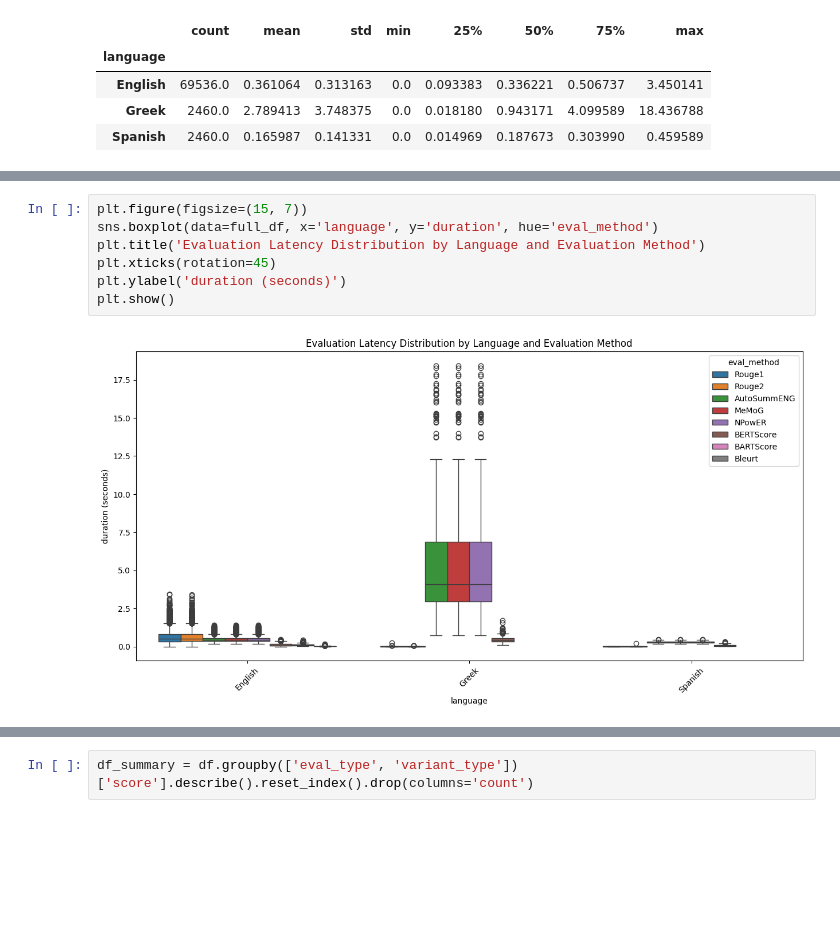
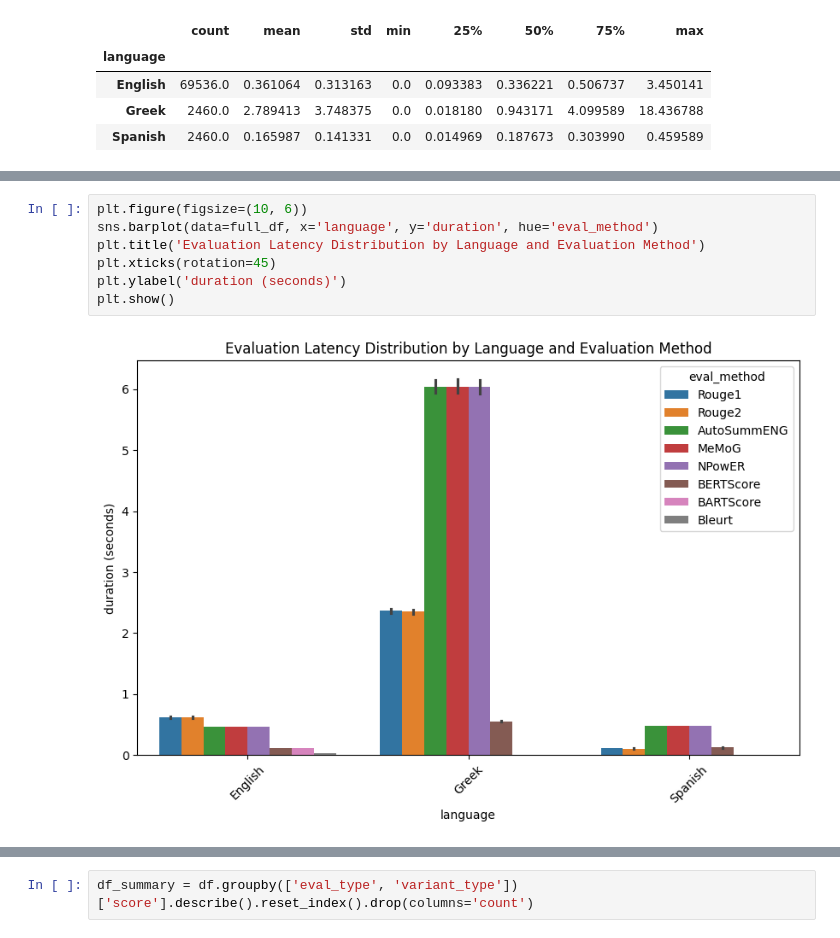
Before and after one commit to stefsyrsiri/financial-summarization-meta-evaluation, a Jupyter notebook: analysis.ipynb, the cells around one changed output, grey strips where cells are left out. Drawn from its saved outputs; the diff is of its cells as text; blank space fills up the shorter version.

Commit message:
Re-run of the plots, made additions to the datasets EDA.

```diff
--- a/analysis.ipynb
+++ b/analysis.ipynb
@@ -827,12 +918,12 @@ Duration per language per eval type and method
 # %%
-plt.figure(figsize=(15, 7))
-sns.boxplot(data=full_df, x='language', y='duration', hue='eval_method')
+plt.figure(figsize=(10, 6))
+sns.barplot(data=full_df, x='language', y='duration', hue='eval_method')
 plt.title('Evaluation Latency Distribution by Language and Evaluation Method')
 plt.xticks(rotation=45)
 plt.ylabel('duration (seconds)')
 plt.show()
 # %% [output]
-[figure, old version]
+[figure, new version]
 # %%
 plt.figure(figsize=(15, 7))
 sns.boxplot(data=full_df[~(full_df['eval_type'].isin(['Graph-based', 'Meta'])) | (full_df['language'] != 'Greek')], x='language', y='duration', hue='eval_method')
```
Also changed, not shown: parts of 24 cells of this notebook.
